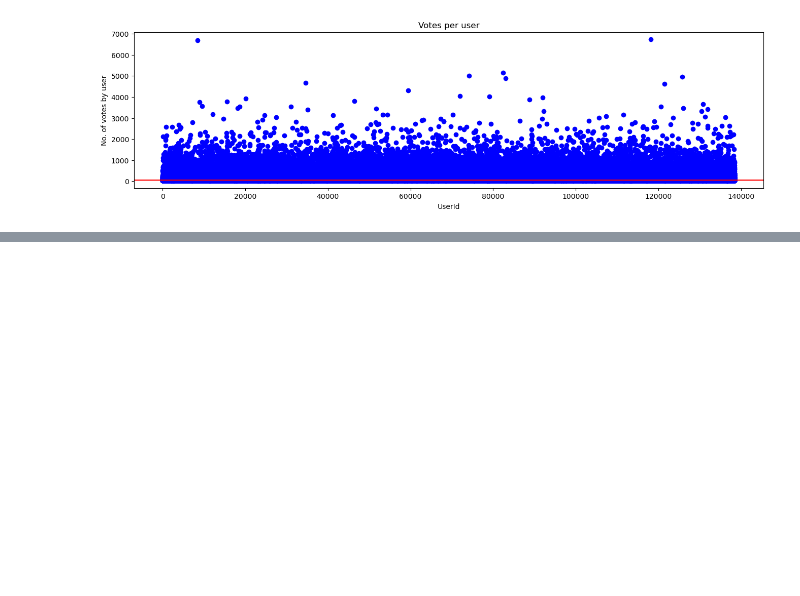
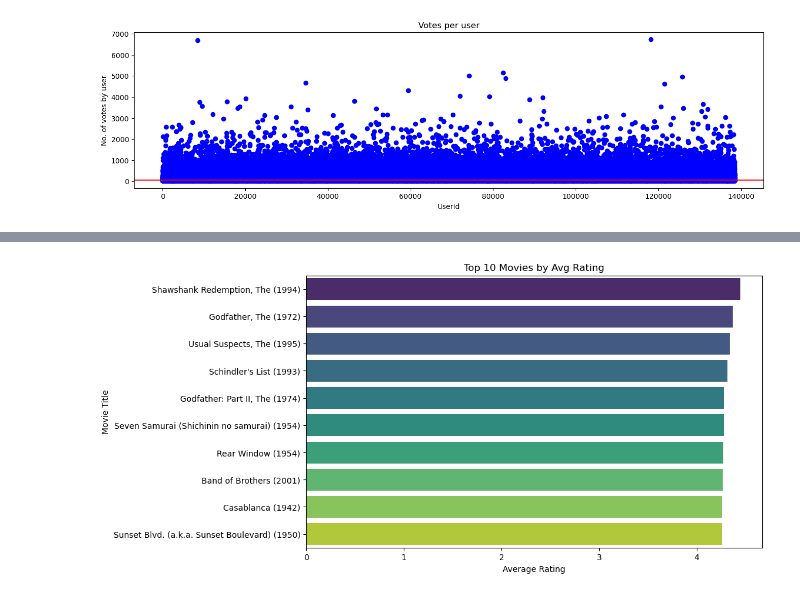
Before and after one commit to jmaloney95/Movie-Recommendation-Engine, a Jupyter notebook: notebooks/1.0-jm-initial-data-exploration.ipynb, the cells around one changed output, grey strips where cells are left out. Cells and saved outputs as stored; diff of their text form; code cells hidden in the pictures; blank space fills up the shorter version.

```diff
--- a/notebooks/1.0-jm-initial-data-exploration.ipynb
+++ b/notebooks/1.0-jm-initial-data-exploration.ipynb
@@ -261,0 +305,4 @@ plt.show()
+# %%
+avg_ratings = merged_data.groupby('title')['rating'].mean().reset_index()
+avg_ratings_sorted = avg_ratings.sort_values(by='rating', ascending=False)
+avg_ratings_sorted.head(10)
@@ -262,3 +321,13 @@ plt.show()
+# %%
+top_10_movies = avg_ratings_sorted.head(10)
+plt.figure(figsize=(10,6))
+sns.barplot(x='rating', y='title', data=top_10_movies, palette='viridis')
+plt.xlabel('Average Rating')
+plt.ylabel('Movie Title')
+plt.title('Top 10 Movies by Avg Rating')
+plt.show()
+# %% [output]
+[figure, added]
 # %%
 # ratings based on genre
 # %%
```
Also changed, not shown: parts of 9 cells of this notebook.
